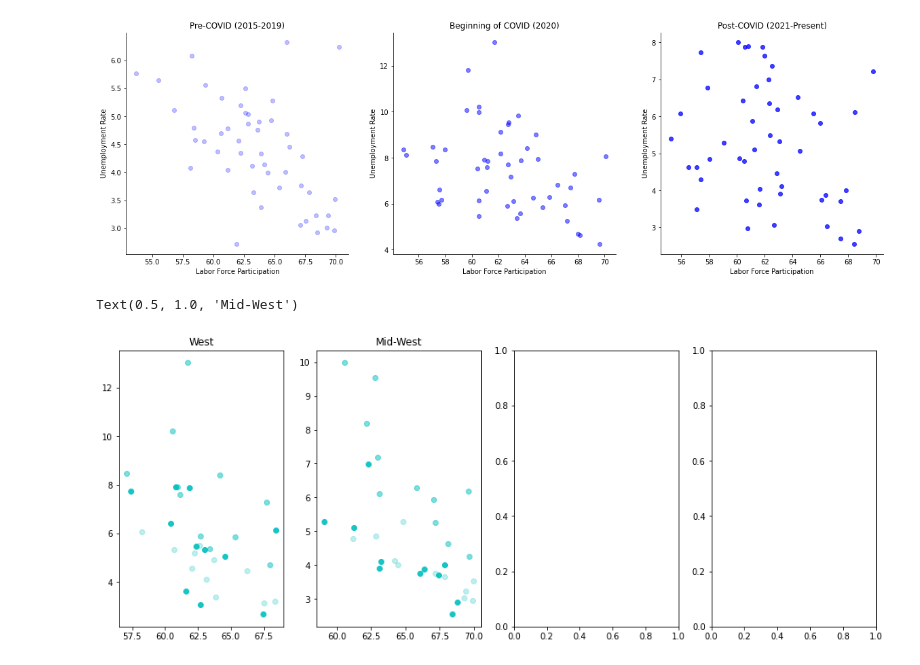
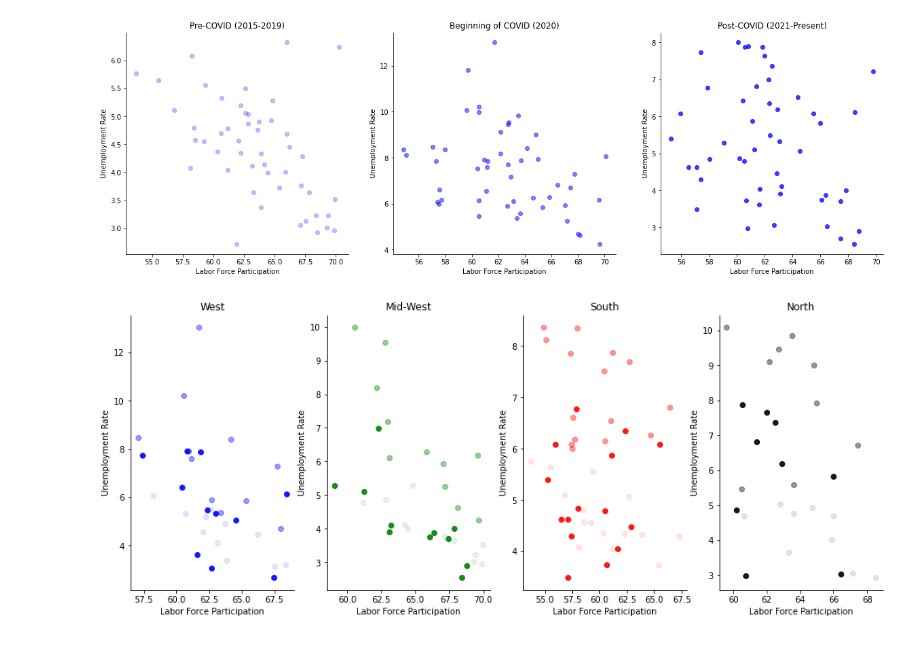
Before and after one commit to vgm236/ferrante_moreira_data_project, a Jupyter notebook: app/ferrante_moreira_project.ipynb, the cells around one changed output. Saved outputs shown, nothing was run; the diff lists cells and outputs as text; code cells hidden in the pictures.

Commit message:
regional plot

```diff
--- a/app/ferrante_moreira_project.ipynb
+++ b/app/ferrante_moreira_project.ipynb
@@ -672,43 +672,93 @@ fig, ax = plt.subplots(1,4, figsize=(16,6))
 ax[0].scatter(
     pre_west_lfp.mean(),
     pre_west_ur.mean(),
-    color='c',
-    alpha=0.25
+    color='b',
+    alpha=0.1
 )
 ax[0].scatter(
     intra_west_lfp.mean(),
     intra_west_ur.mean(),
-    color='c',
-    alpha=0.5
+    color='b',
+    alpha=0.4
 )
 ax[0].scatter(
     post_west_lfp.mean(),
     post_west_ur.mean(),
-    color='c',
+    color='b',
     alpha=0.9
 )
 
 ax[0].set_title("West")
 
 ax[1].scatter(
     pre_mid_lfp.mean(),
     pre_mid_ur.mean(),
-    color='c',
-    alpha=0.25
+    color='g',
+    alpha=0.1
 )
 ax[1].scatter(
     intra_mid_lfp.mean(),
     intra_mid_ur.mean(),
-    color='c',
-    alpha=0.5
+    color='g',
+    alpha=0.4
 )
 ax[1].scatter(
     post_mid_lfp.mean(),
     post_mid_ur.mean(),
-    color='c',
+    color='g',
     alpha=0.9
 )
 ax[1].set_title("Mid-West")
+
+
+ax[2].scatter(
+    pre_south_lfp.mean(),
+    pre_south_ur.mean(),
+    color='r',
+    alpha=0.1
+)
+ax[2].scatter(
+    intra_south_lfp.mean(),
+    intra_south_ur.mean(),
+    color='r',
+    alpha=0.4
+)
+ax[2].scatter(
+    post_south_lfp.mean(),
+    post_south_ur.mean(),
+    color='r',
+    alpha=0.9
+)
+ax[2].set_title("South")
+
+
+ax[3].scatter(
+    pre_north_lfp.mean(),
+    pre_north_ur.mean(),
+    color='black',
+    alpha=0.1
+)
+ax[3].scatter(
+    intra_north_lfp.mean(),
+    intra_north_ur.mean(),
+    color='black',
+    alpha=0.4
+)
+ax[3].scatter(
+    post_north_lfp.mean(),
+    post_north_ur.mean(),
+    color='black',
+    alpha=0.9
+)
+ax[3].set_title("North")
+
+
+for i in [0, 1, 2, 3]:
+    ax[i].set_ylabel("Unemployment Rate")
+    ax[i].set_xlabel("Labor Force Participation")
+
+for i in [0, 1, 2, 3]:
+    ax[i].spines['right'].set_visible(False)
+    ax[i].spines['top'].set_visible(False)
 # %% [output]
-Text(0.5, 1.0, 'Mid-West')
-[figure, old version]
+[figure, new version]
```
